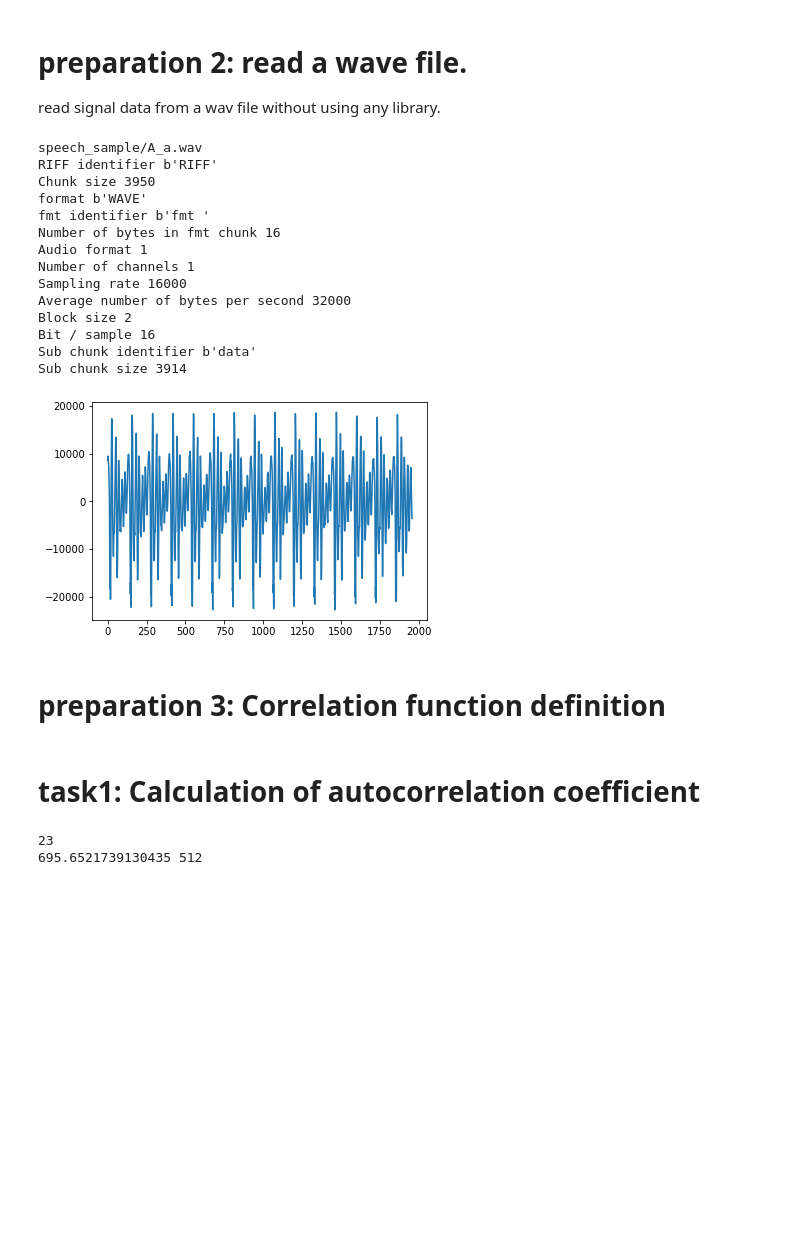
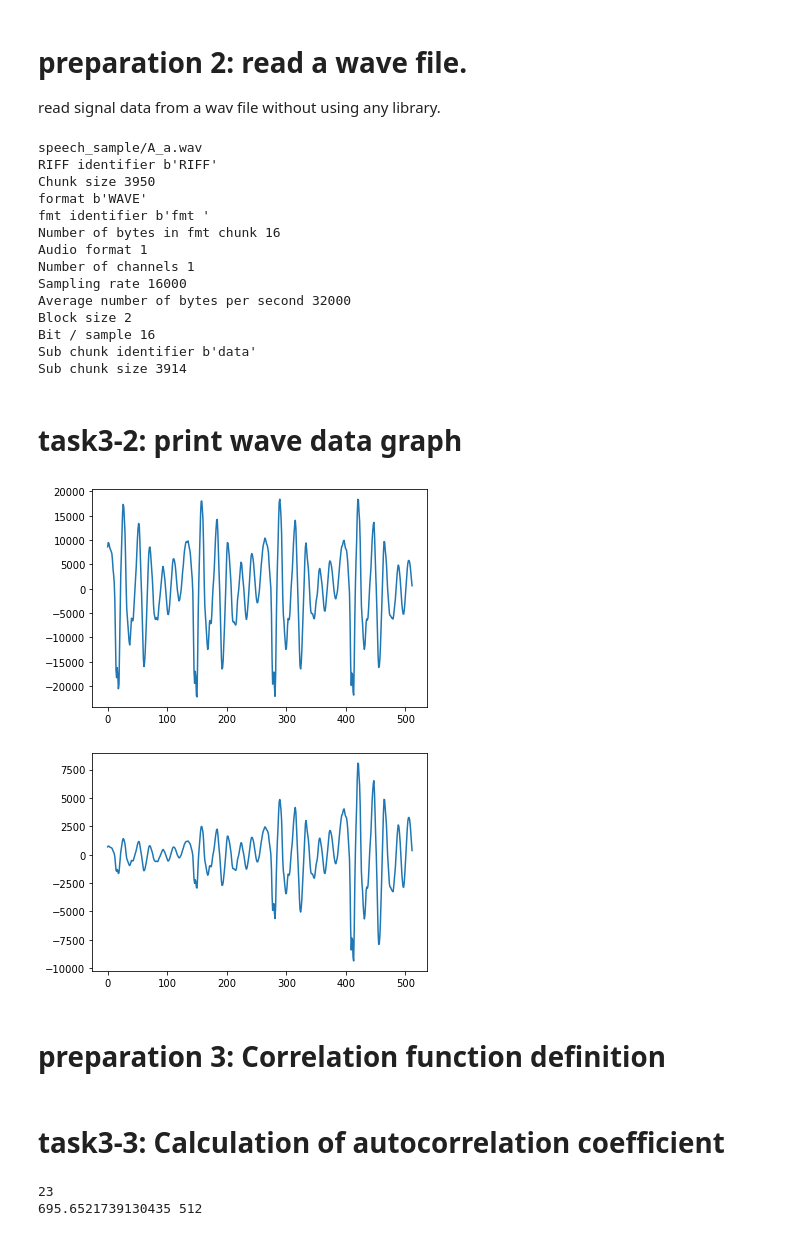
Before and after one commit to yemaozi88/speech_recognition_1, a Jupyter notebook: B3_1_takkan.ipynb, the cells around one changed output. Saved outputs shown, nothing was run; the diff lists cells and outputs as text; code cells hidden in the pictures; blank space fills up the shorter version.

```diff
--- a/B3_1_takkan.ipynb
+++ b/B3_1_takkan.ipynb
@@ -49,11 +49,6 @@ for i in range(0, int(len(content[44:])), 2):
     if s > 32767:
         s = s - 65536
     data.append(s)
-
-# numpy array of wave data
-np_wave_data = np.array(data)
-plt.plot(np_wave_data)
-plt.show()
 # %% [output]
 speech_sample/A_a.wav
 RIFF identifier b'RIFF'
@@ -69,7 +64,23 @@ Block size 2
 Bit / sample 16
 Sub chunk identifier b'data'
 Sub chunk size 3914
-[figure, removed]
+# %% [markdown]
+# task3-2: print wave data graph
+# %%
+# numpy array of wave data
+np_wave_data = np.array(data)
+plt.plot(np_wave_data[:512])
+plt.show()
+
+n = np.arange(0, len(np_wave_data))
+hum_data = 0.54 - 0.46 * np.cos(2.0 * np.pi * n / (len(np_wave_data) - 1))
+hum_data = np.array(hum_data)
+hum_data = np_wave_data * hum_data
+plt.plot(hum_data[:512])
+plt.show()
+# %% [output]
+[figure, added]
+[figure, added]
 # %% [markdown]
 # preparation 3: Correlation function definition
 # %%
@@ -110,7 +121,7 @@ def calc_correlate(ts1, ts2, nlags=512):
         result.append((nts1[lag:]*nts2[:-lag]).sum()/N)
     return np.asarray(result)
 # %% [markdown]
-# task1: Calculation of autocorrelation coefficient
+# task3-3: Calculation of autocorrelation coefficient
 # %%
 # sampling rate
 fs = int.from_bytes(content[24:28], "little")
```
Also changed, not shown: parts of 15 cells of this notebook.
